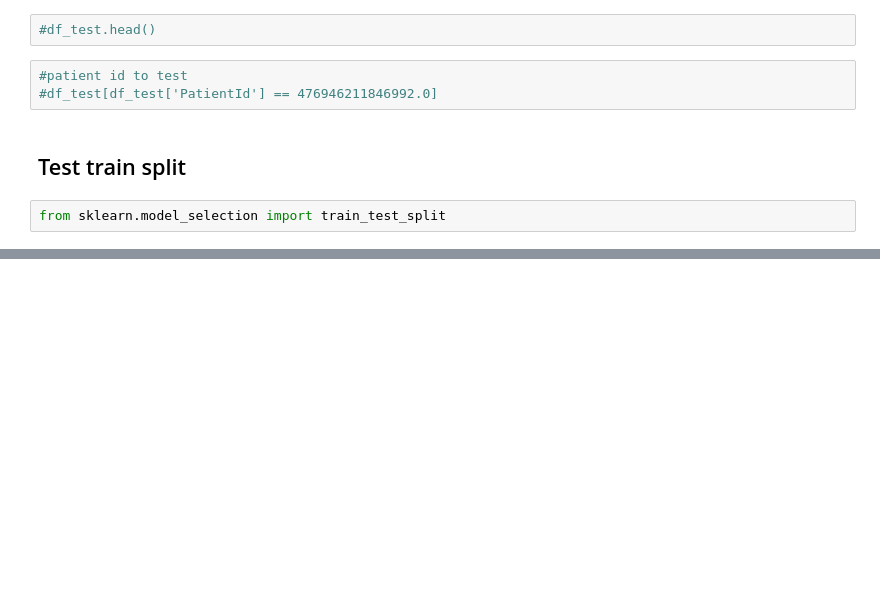
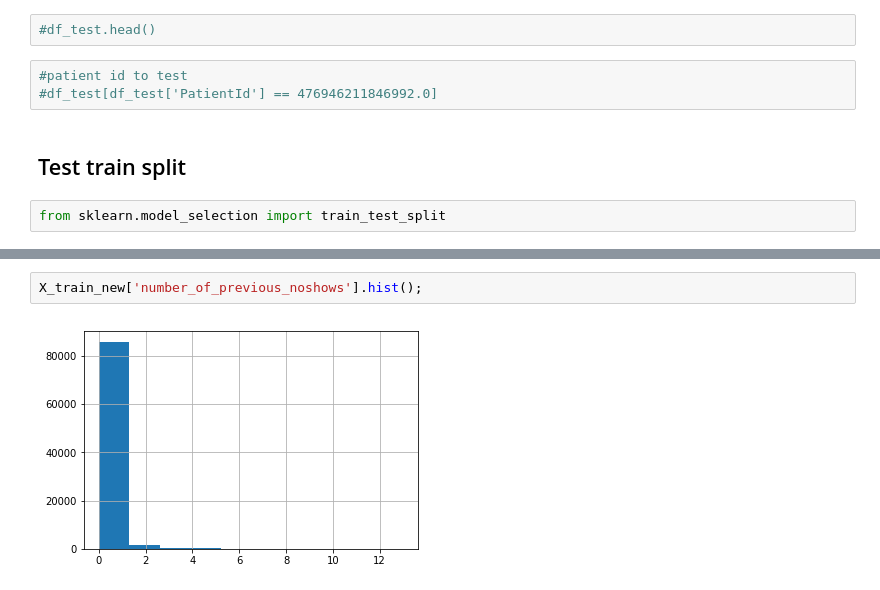
Before and after one commit to hussein073/Medical_Appointment_No_Show, a Jupyter notebook: anna_index.ipynb, the cells around one changed output, grey strips where cells are left out. Saved outputs shown, nothing was run; the diff lists cells and outputs as text; blank space fills up the shorter version.

```diff
--- a/anna_index.ipynb
+++ b/anna_index.ipynb
@@ -361,0 +323,4 @@ inner loop state:  18500
+# %%
+X_train_new['number_of_previous_noshows'].hist();
+# %% [output]
+[figure, added]
```
Also changed, not shown: parts of 72 cells of this notebook, 4 other files.
